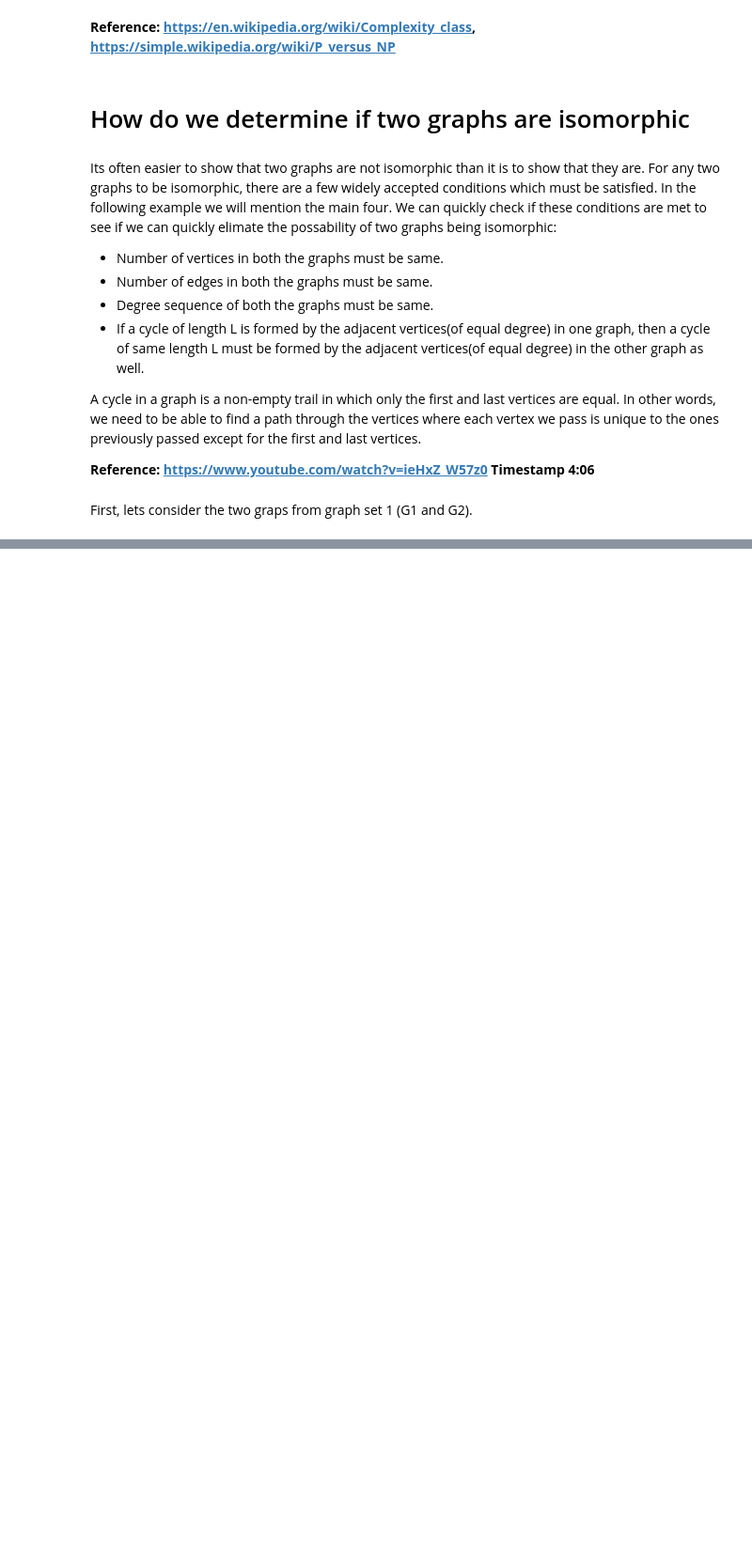
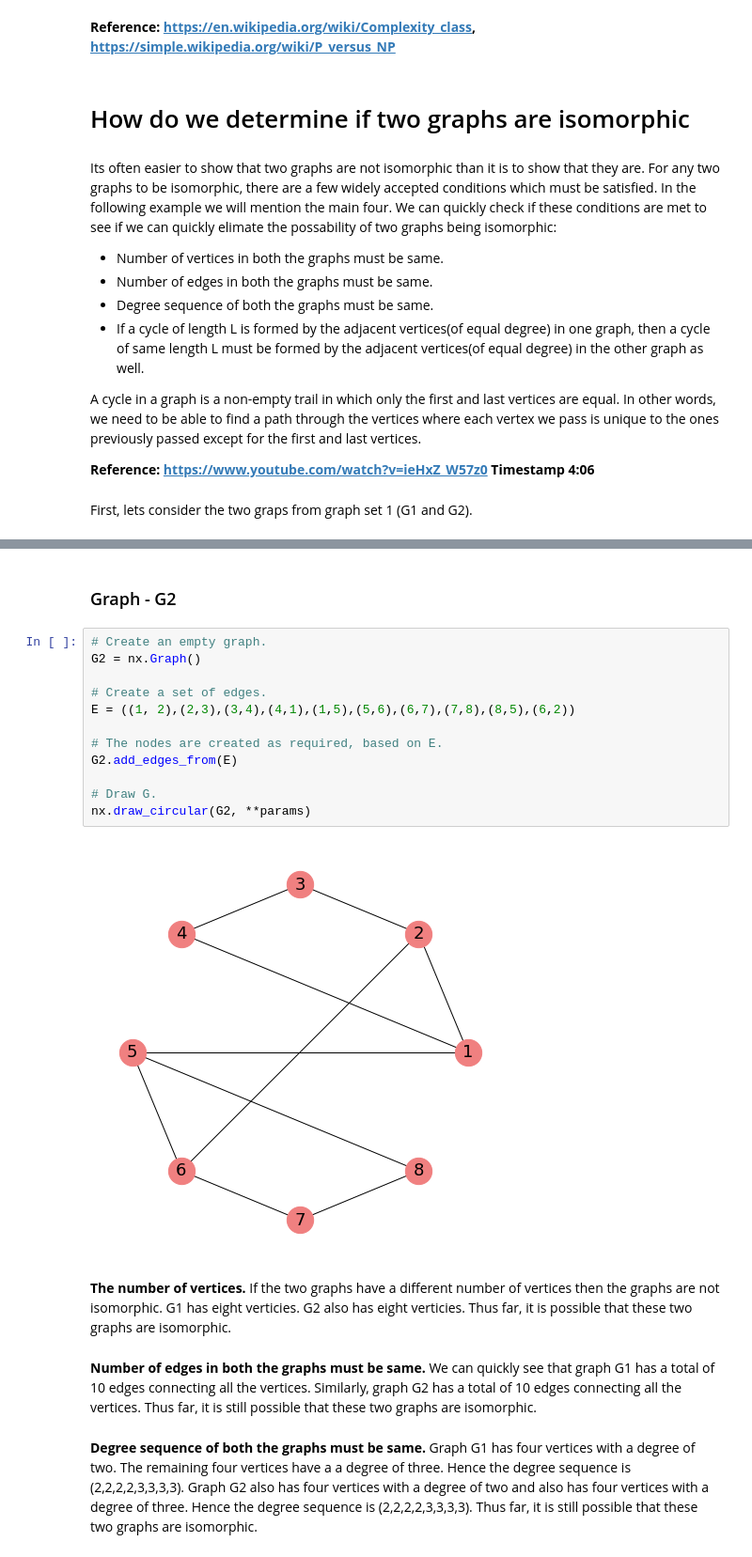
Before and after one commit to codeBySvet/Graph_Theory, a Jupyter notebook: graph-isomorphism.ipynb, the cells around one changed output, grey strips where cells are left out. Shown at 94% size. Cells and saved outputs as stored; diff of their text form; blank space fills up the shorter version.

```diff
--- a/graph-isomorphism.ipynb
+++ b/graph-isomorphism.ipynb
@@ -91,0 +124,28 @@ First, lets consider the two graps from graph set 1 (G1 and G2).
+# %% [markdown]
+### Graph - G2
+# %%
+# Create an empty graph.
+G2 = nx.Graph()
+
+# Create a set of edges.
+E = ((1, 2),(2,3),(3,4),(4,1),(1,5),(5,6),(6,7),(7,8),(8,5),(6,2))
+
+# The nodes are created as required, based on E.
+G2.add_edges_from(E)
+
+# Draw G.
+nx.draw_circular(G2, **params)
+# %% [output]
+[figure, added]
+# %% [markdown]
+<b>The number of vertices.</b> If the two graphs have a different number of vertices then the graphs are not isomorphic. G1 has eight verticies. G2 also has eight verticies.
+Thus far, it is possible that these two graphs are isomorphic.
+# %% [markdown]
+
+<b>Number of edges in both the graphs must be same.</b> We can quickly see that graph G1 has a total of 10 edges connecting all the vertices. Similarly, graph G2 has a total of 10 edges connecting all the vertices.
+Thus far, it is still possible that these two graphs are isomorphic.
+# %% [markdown]
+
+<b>Degree sequence of both the graphs must be same.</b> Graph G1 has four vertices with a degree of two. The remaining four vertices have a a degree of three. Hence the degree sequence is (2,2,2,2,3,3,3,3).
+Graph G2 also has four vertices with a degree of two and also has four vertices with a degree of three. Hence the degree sequence is (2,2,2,2,3,3,3,3).
+Thus far, it is still possible that these two graphs are isomorphic.
```
Also changed, not shown: parts of 6 cells of this notebook.
